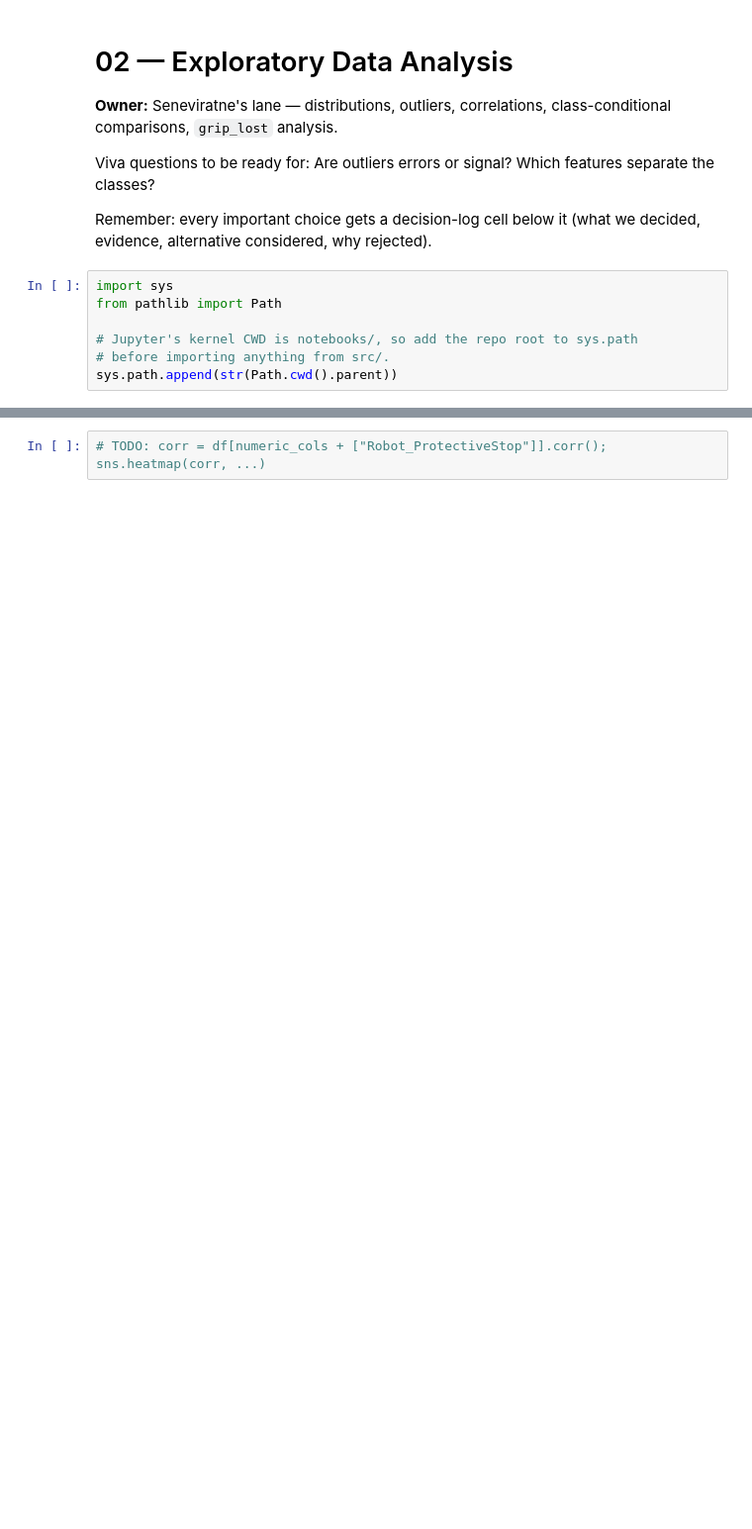
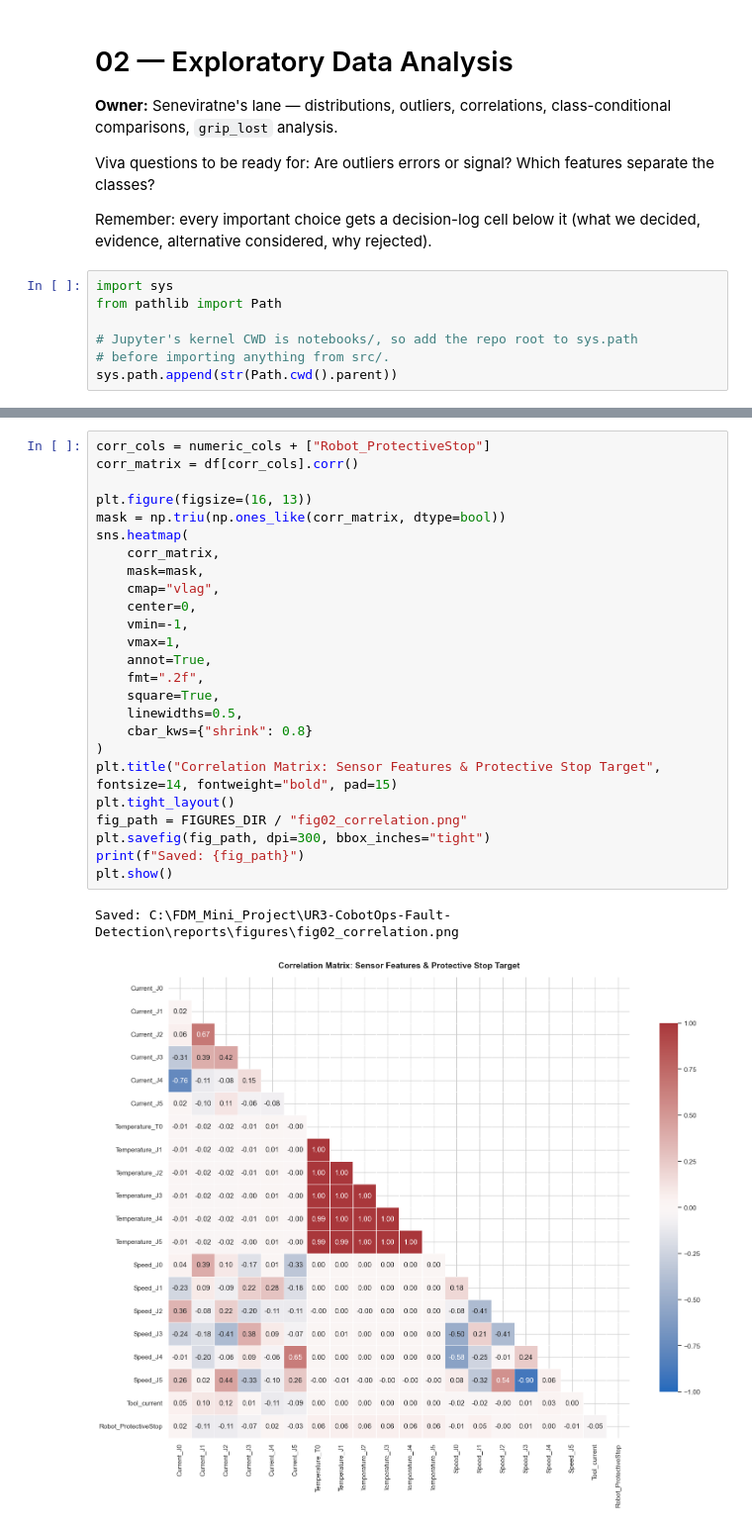
Before and after one commit to Bimsara-Yehan/UR3-CobotOps-Fault-Detection, a Jupyter notebook: notebooks/02_eda.ipynb, the cells around one changed output, grey strips where cells are left out. Shown at 99% size. Drawn from its saved outputs; the diff is of its cells as text; blank space fills up the shorter version.

```diff
--- a/notebooks/02_eda.ipynb
+++ b/notebooks/02_eda.ipynb
@@ -66,5 +176,31 @@ TODO: correlation matrix across all sensor features (+ target). Save to `FIGURES
 # %%
-# TODO: corr = df[numeric_cols + ["Robot_ProtectiveStop"]].corr(); sns.heatmap(corr, ...)
+corr_cols = numeric_cols + ["Robot_ProtectiveStop"]
+corr_matrix = df[corr_cols].corr()
+
+plt.figure(figsize=(16, 13))
+mask = np.triu(np.ones_like(corr_matrix, dtype=bool))
+sns.heatmap(
+    corr_matrix,
+    mask=mask,
+    cmap="vlag",
+    center=0,
+    vmin=-1,
+    vmax=1,
+    annot=True,
+    fmt=".2f",
+    square=True,
+    linewidths=0.5,
+    cbar_kws={"shrink": 0.8}
+)
+plt.title("Correlation Matrix: Sensor Features & Protective Stop Target", fontsize=14, fontweight="bold", pad=15)
+plt.tight_layout()
+fig_path = FIGURES_DIR / "fig02_correlation.png"
+plt.savefig(fig_path, dpi=300, bbox_inches="tight")
+print(f"Saved: {fig_path}")
+plt.show()
+# %% [output]
+Saved: C:\FDM_Mini_Project\UR3-CobotOps-Fault-Detection\reports\figures\fig02_correlation.png
+[figure, added]
 # %% [markdown]
 ## grip_lost cross-tab
 
```
Also changed, not shown: parts of 15 cells of this notebook, 6 other files.
